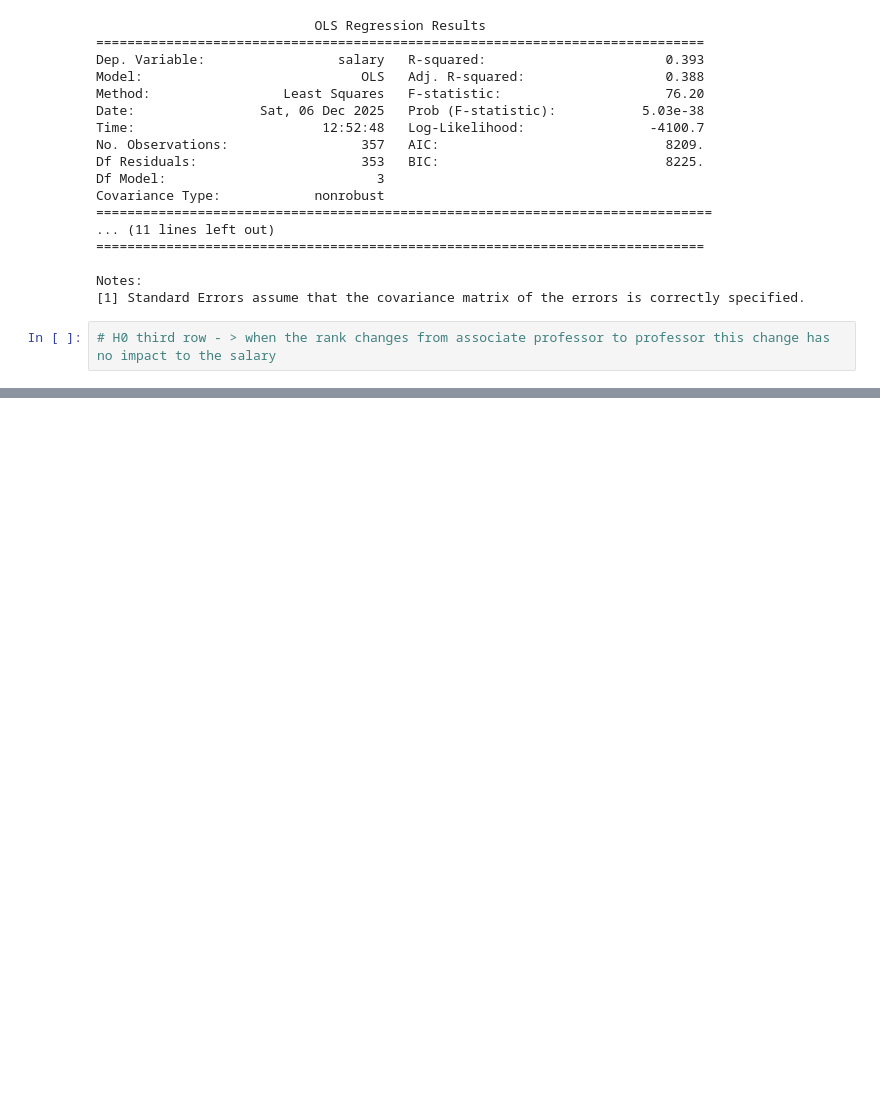
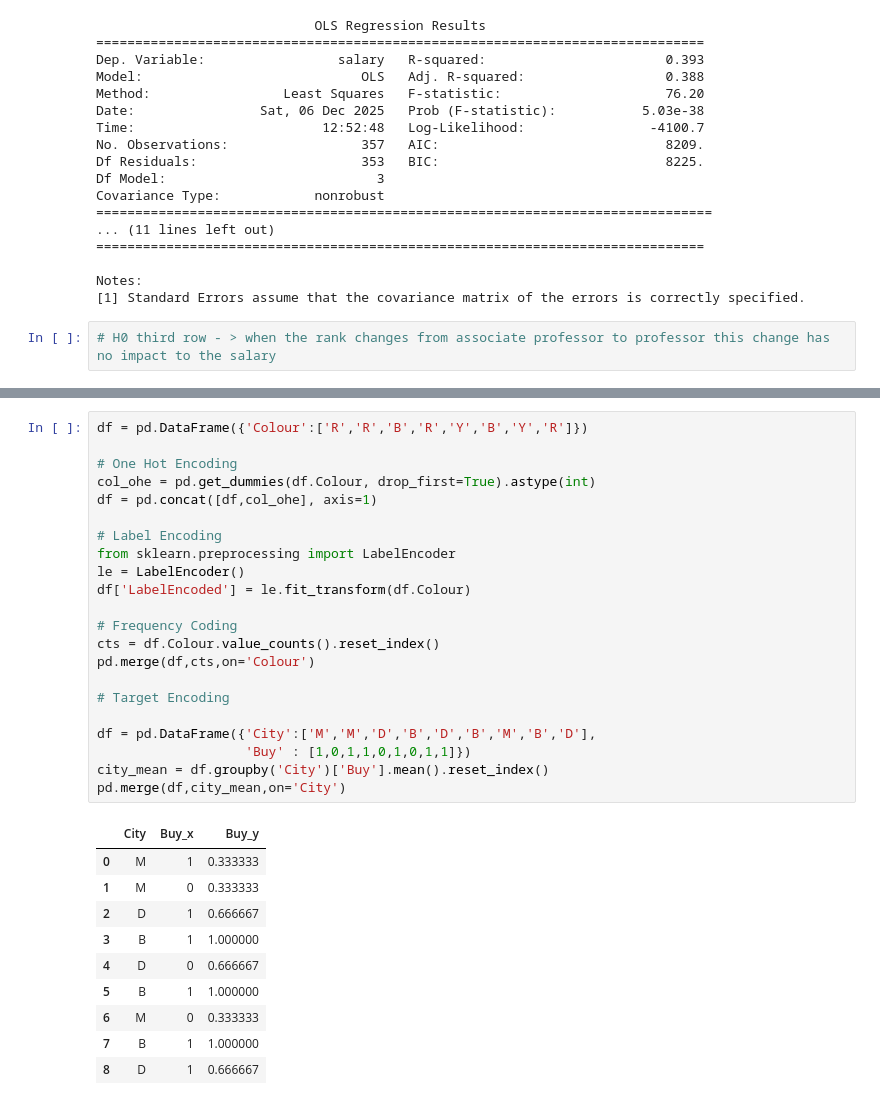
Before and after one commit to realshubhamraut/CDAC-DBDA-coursework, a Jupyter notebook: 09.practical-machine-learning/classfiles/day_1.ipynb, the cells around one changed output, grey strips where cells are left out. Saved outputs shown, nothing was run; the diff lists cells and outputs as text; blank space fills up the shorter version.

```diff
--- a/09.practical-machine-learning/classfiles/day_1.ipynb
+++ b/09.practical-machine-learning/classfiles/day_1.ipynb
@@ -378,0 +492,33 @@ Notes:
+# %%
+df = pd.DataFrame({'Colour':['R','R','B','R','Y','B','Y','R']})
+
+# One Hot Encoding
+col_ohe = pd.get_dummies(df.Colour, drop_first=True).astype(int)
+df = pd.concat([df,col_ohe], axis=1)
+
+# Label Encoding
+from sklearn.preprocessing import LabelEncoder
+le = LabelEncoder()
+df['LabelEncoded'] = le.fit_transform(df.Colour)
+
+# Frequency Coding
+cts = df.Colour.value_counts().reset_index()
+pd.merge(df,cts,on='Colour')
+
+# Target Encoding
+
+df = pd.DataFrame({'City':['M','M','D','B','D','B','M','B','D'],
+                   'Buy' : [1,0,1,1,0,1,0,1,1]})
+city_mean = df.groupby('City')['Buy'].mean().reset_index()
+pd.merge(df,city_mean,on='City')
+# %% [output]
+|  | City | Buy_x | Buy_y |
+| 0 | M | 1 | 0.333333 |
+| 1 | M | 0 | 0.333333 |
+| 2 | D | 1 | 0.666667 |
+| 3 | B | 1 | 1.000000 |
+| 4 | D | 0 | 0.666667 |
+| 5 | B | 1 | 1.000000 |
+| 6 | M | 0 | 0.333333 |
+| 7 | B | 1 | 1.000000 |
+| 8 | D | 1 | 0.666667 |
```
Also changed, not shown: parts of 19 cells of this notebook, 9 other files.
